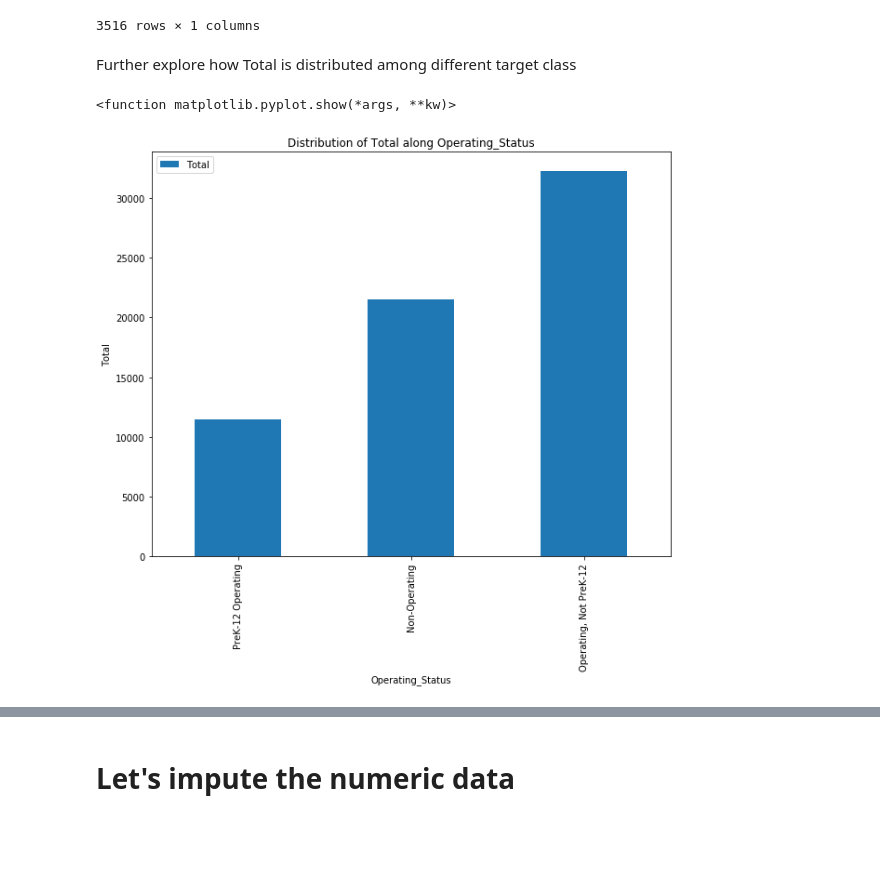
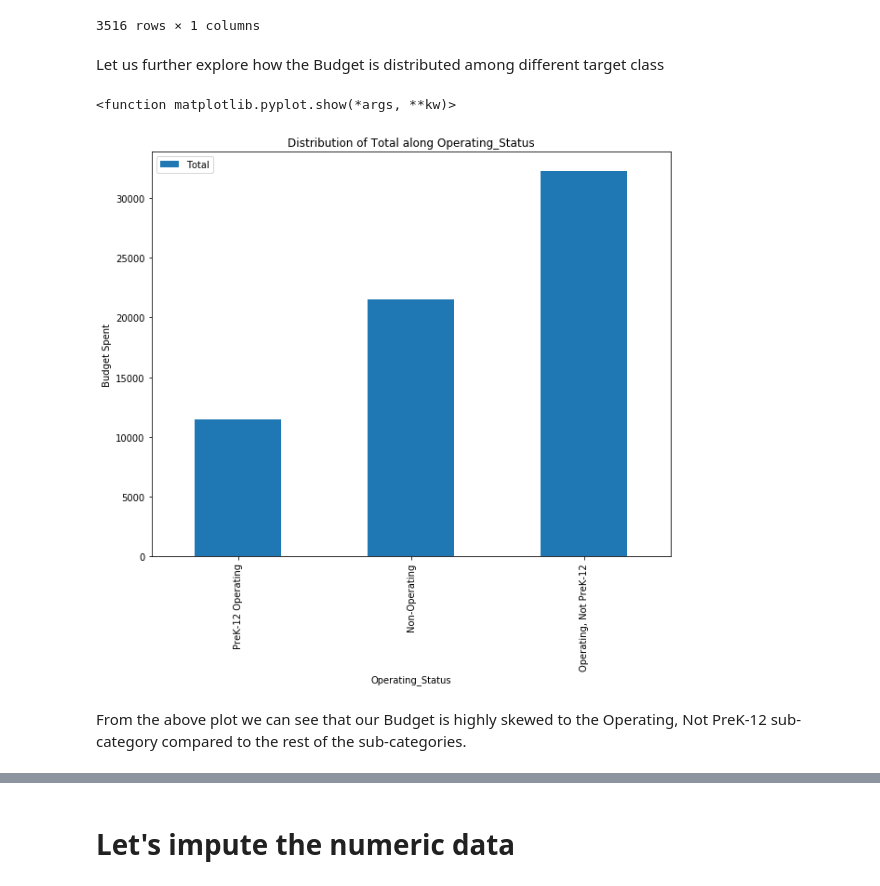
Before and after one commit to ayeshabhimdi/education-reboot, a Jupyter notebook: project/Reboot-Education_boxplot.ipynb, the cells around one changed output, grey strips where cells are left out. Cells and saved outputs as stored; diff of their text form; code cells hidden in the pictures; blank space fills up the shorter version.

```diff
--- a/project/Reboot-Education_boxplot.ipynb
+++ b/project/Reboot-Education_boxplot.ipynb
@@ -265,14 +270,16 @@ average_total
 | TCHR, FORNG LANG - CHINESE | NaN |
 3516 rows × 1 columns
 # %% [markdown]
-Further explore how Total is distributed among different target class
+Let us further explore how the Budget is distributed among different target class
 # %%
 average_total=train[['Total', 'Operating_Status']].groupby(['Operating_Status'], as_index = True).mean().sort_values(by = 'Total')
 average_total.plot.bar(figsize = (10,8))
 plt.title('Distribution of Total along Operating_Status')
-plt.ylabel('Total')
+plt.ylabel('Budget Spent')
 plt.show
 # %% [output]
 <function matplotlib.pyplot.show(*args, **kw)>
-[figure, old version]
+[figure, new version]
+# %% [markdown]
+From the above plot we can see that our Budget is highly skewed to the Operating, Not PreK-12 sub-category compared to the rest of the sub-categories.
 # %%
```
Also changed, not shown: parts of 24 cells of this notebook.
